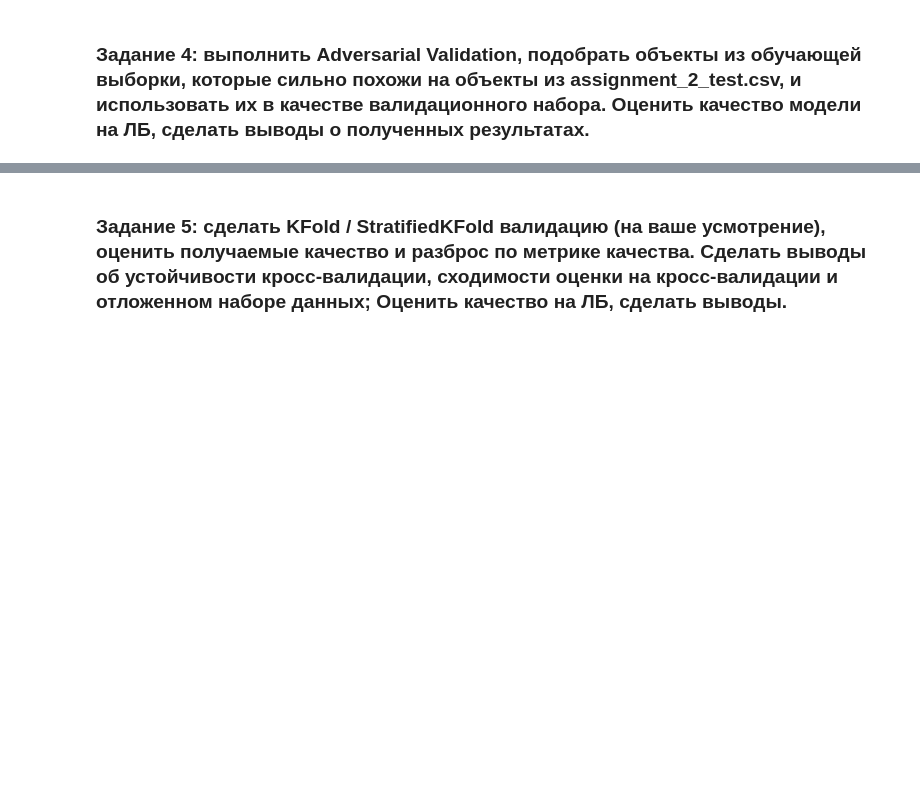
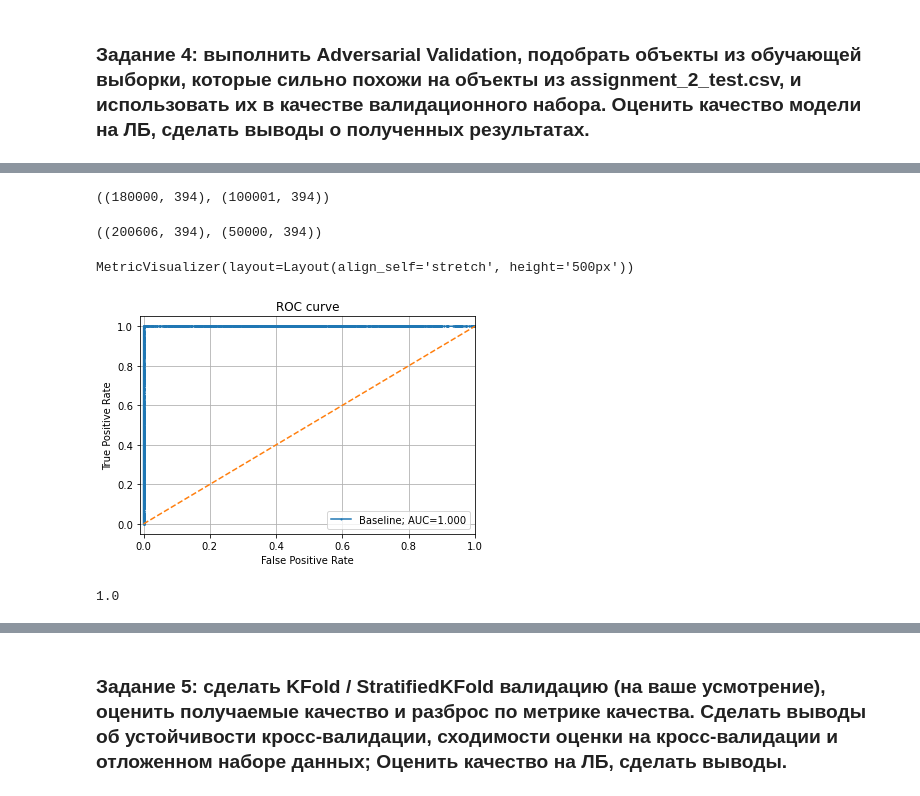
Before and after one commit to OlegRev/SportsDataAnalysis.KagglePlatform, a Jupyter notebook: hw_lesson_3.ipynb, the cells around one changed output, grey strips where cells are left out. Drawn from its saved outputs; the diff is of its cells as text; code cells hidden in the pictures; blank space fills up the shorter version.

```diff
--- a/hw_lesson_3.ipynb
+++ b/hw_lesson_3.ipynb
@@ -97,0 +128,3 @@ DROP_NAMES = ['TransactionID']
+# %%
+numerical_feature_names = train_data.select_dtypes(include=np.number).columns.tolist()
+object_feature_names = train_data.select_dtypes(exclude=np.number).columns.tolist()
@@ -113,3 +382,6 @@ DROP_NAMES = ['TransactionID']
 <p><a name="task_4"></a></p>
 
 ### Задание 4: выполнить Adversarial Validation, подобрать объекты из обучающей выборки, которые сильно похожи на объекты из assignment_2_test.csv, и использовать их в качестве валидационного набора. Оценить качество модели на ЛБ, сделать выводы о полученных результатах.
+# %%
+df_train = train_df.drop('isFraud', axis=1).copy()
+df_test = lb_test.drop('isFraud', axis=1).copy()
@@ -115,0 +433,4 @@ DROP_NAMES = ['TransactionID']
+# %%
+df_train.shape, df_test.shape
+# %% [output]
+((180000, 394), (100001, 394))
@@ -115,0 +447,7 @@ DROP_NAMES = ['TransactionID']
+# %%
+(adversarial_train,
+ adversarial_test) = create_adversarial_data(df_train, df_test)
+
+adversarial_train.shape, adversarial_test.shape
+# %% [output]
+((200606, 394), (50000, 394))
@@ -115,0 +466,46 @@ DROP_NAMES = ['TransactionID']
+# %%
+adv_params = {
+    'iterations': 100,
+    'eval_metric': 'AUC',
+    'od_type': 'Iter',
+    'od_wait': 50,
+}
+
+adv_model = CatBoostClassifier(**adv_params)
+_ = adv_model.fit(adv_train_data,
+                  eval_set=adv_holdout_data,
+                  plot=True, verbose=False)
+# %% [output]
+MetricVisualizer(layout=Layout(align_self='stretch', height='500px'))
+# %%
+def plot_roc(y_trues, y_preds, labels, x_max=1.0):
+    fig, ax = plt.subplots()
+    for i, y_pred in enumerate(y_preds):
+        y_true = y_trues[i]
+        fpr, tpr, thresholds = roc_curve(y_true, y_pred)
+        auc = roc_auc_score(y_true, y_pred)
+        ax.plot(fpr, tpr,
+                label='%s; AUC=%.3f' % (labels[i], auc),
+                marker='o', markersize=1)
+
+    ax.legend()
+    ax.grid()
+    ax.plot(np.linspace(0, 1, 20), np.linspace(0, 1, 20), linestyle='--')
+    ax.set_title('ROC curve')
+    ax.set_xlabel('False Positive Rate')
+    ax.set_xlim([-0.01, x_max])
+    _ = ax.set_ylabel('True Positive Rate')
+# %%
+plot_roc(
+    [adv_holdout_data.get_label()],
+    [adv_model.predict_proba(adv_holdout_data)[:,1]],
+    ['Baseline']
+)
+# %% [output]
+[figure, added]
+# %%
+y_pred_adv = adv_model.predict_proba(adv_holdout_data)
+score = roc_auc_score(adv_holdout_data.get_label(), y_pred_adv[:, 1])
+print(round(score, 4))
+# %% [output]
+1.0
```
Also changed, not shown: parts of 31 cells of this notebook.
